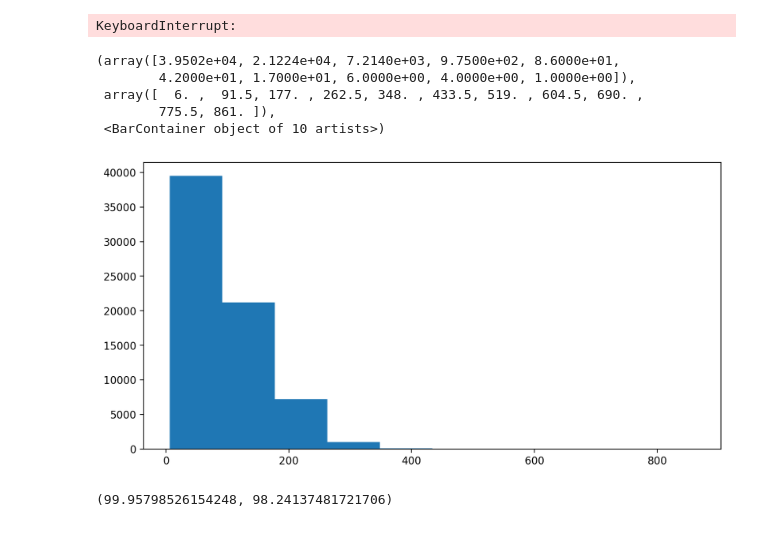
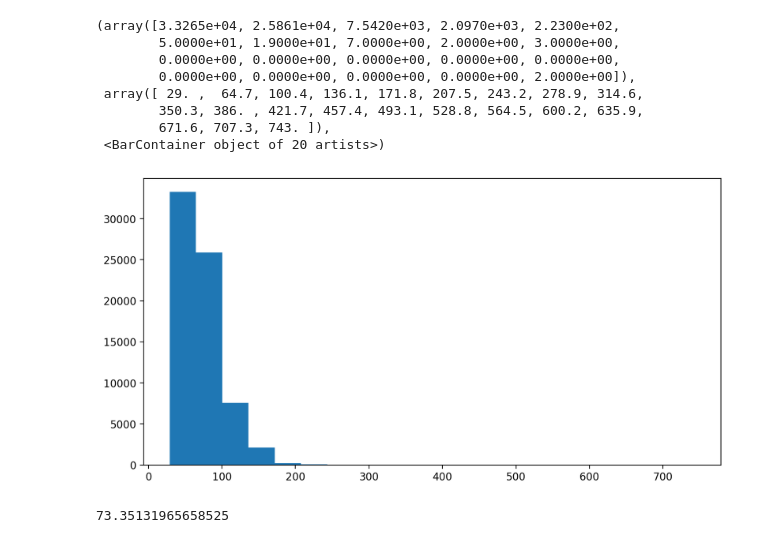
Before and after one commit to rvineet02/cs505_final_project, a Jupyter notebook: notebooks/processing.ipynb, the cells around one changed output. Cells and saved outputs as stored; diff of their text form; code cells hidden in the pictures.

```diff
--- a/notebooks/processing.ipynb
+++ b/notebooks/processing.ipynb
@@ -51,21 +36,58 @@ Hello there!
-# %%
-model = load_model(pretrained_model_name_or_path="mistralai/Mistral-7B-v0.1")
-tokenizer = load_tokenizer(pretrained_model_name_or_path="mistralai/Mistral-7B-v0.1")
-# %% [output]
-KeyboardInterrupt:
+# %%
+inputs = coedit.apply(
+    lambda row: prompt_template.format_prompt(
+        instruction=row["prompts"],
+        sentence=row["input_text"],
+        corrected_sentence=row["output_text"],
+    ),
+    axis=1,
+)
+# %%
+CACHE_DIR = "/projectnb/cs505ws/projects/grammar_ninja_alavaee/model_weights"
+MODEL_ID = "mistralai/Mistral-7B-v0.1"
+
+bnb_config = BitsAndBytesConfig(
+    load_in_4bit=True,
+    bnb_4bit_use_double_quant=True,
+    bnb_4bit_quant_type="nf4",
+    bnb_4bit_compute_dtype=torch.bfloat16,
+)
+model = AutoModelForCausalLM.from_pretrained(
+    pretrained_model_name_or_path=MODEL_ID,
+    quantization_config=bnb_config,
+    local_files_only = True,
+    cache_dir=CACHE_DIR
+)
+
+tokenizer = AutoTokenizer.from_pretrained(
+    pretrained_model_name_or_path=MODEL_ID,
+    padding_side="left",
+    add_eos_token=True,
+    add_bos_token=True,
+    local_files_only=True,
+    cache_dir=CACHE_DIR
+)
+tokenizer.pad_token = tokenizer.eos_token
+# %%
+tokenized_inputs = tokenizer(inputs.tolist())
+# %%
+lengths = [len(tok) for tok in tokenized_inputs["input_ids"]]
 # %%
 fig = plt.figure(figsize=(10, 5))
 ax = fig.add_subplot(111)
 
-ax.hist(input_text_lengths)
+ax.hist(lengths, bins=20)
 # %% [output]
-(array([3.9502e+04, 2.1224e+04, 7.2140e+03, 9.7500e+02, 8.6000e+01,
-        4.2000e+01, 1.7000e+01, 6.0000e+00, 4.0000e+00, 1.0000e+00]),
- array([  6. ,  91.5, 177. , 262.5, 348. , 433.5, 519. , 604.5, 690. ,
-        775.5, 861. ]),
- <BarContainer object of 10 artists>)
+(array([3.3265e+04, 2.5861e+04, 7.5420e+03, 2.0970e+03, 2.2300e+02,
+        5.0000e+01, 1.9000e+01, 7.0000e+00, 2.0000e+00, 3.0000e+00,
+        0.0000e+00, 0.0000e+00, 0.0000e+00, 0.0000e+00, 0.0000e+00,
+        0.0000e+00, 0.0000e+00, 0.0000e+00, 0.0000e+00, 2.0000e+00]),
+ array([ 29. ,  64.7, 100.4, 136.1, 171.8, 207.5, 243.2, 278.9, 314.6,
+        350.3, 386. , 421.7, 457.4, 493.1, 528.8, 564.5, 600.2, 635.9,
+        671.6, 707.3, 743. ]),
+ <BarContainer object of 20 artists>)
-[figure, old version]
+[figure, new version]
-# %%
-input_text_lengths.mean(), output_text_lengths.mean()
-# %% [output]
-(99.95798526154248, 98.24137481721706)
+# %%
+np.array(lengths).mean()
+# %% [output]
+73.35131965658525
```
Also changed, not shown: parts of 7 cells of this notebook, 13 other files.
